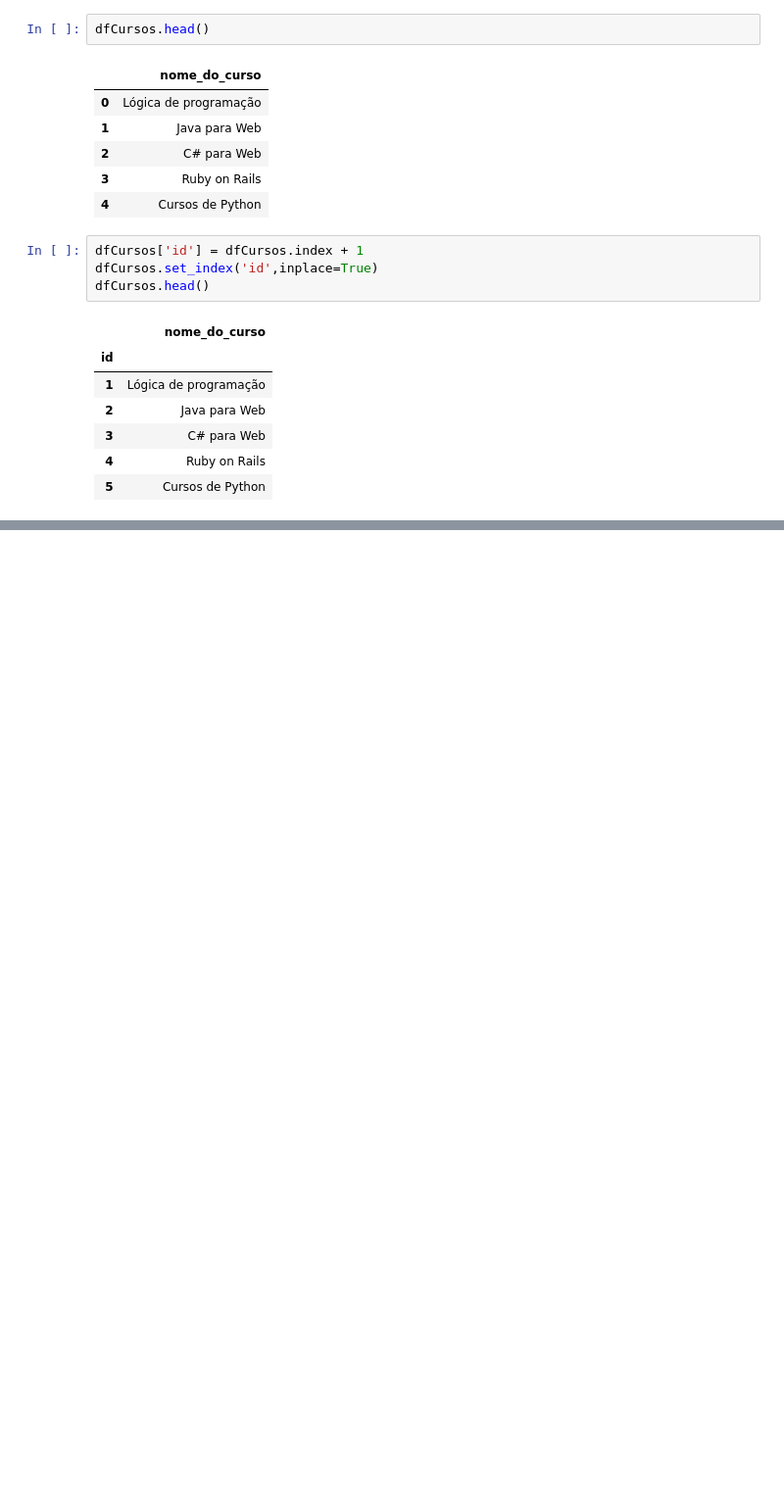
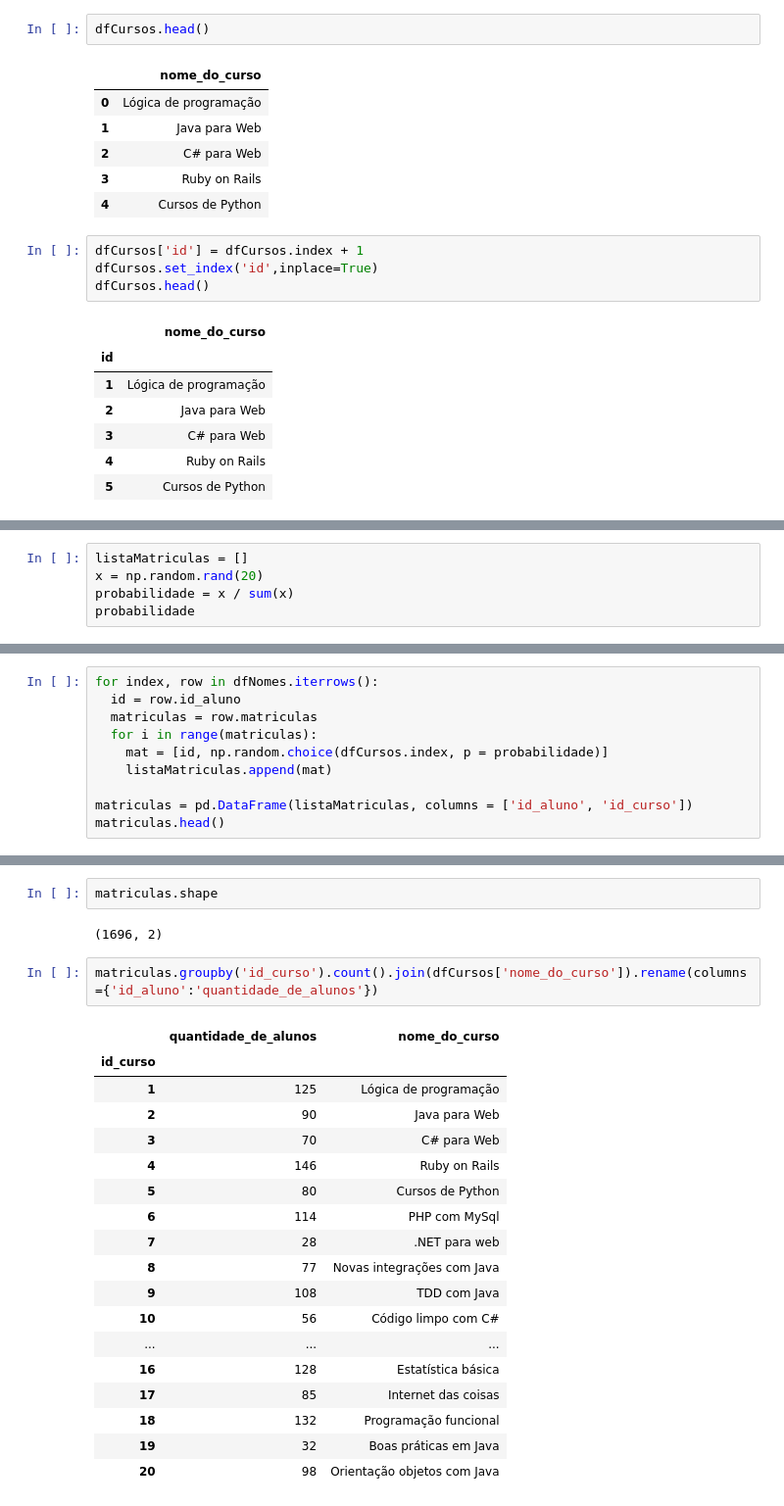
Before and after one commit to erikamarchi/pandas-formatos-diferentes-de-entrada-e-saida-io, a Jupyter notebook: Pandas_IO.ipynb, the cells around one changed output, grey strips where cells are left out. Shown: that part at 98% size. Drawn from its saved outputs; the diff is of its cells as text; blank space fills up the shorter version.

```diff
--- a/Pandas_IO.ipynb
+++ b/Pandas_IO.ipynb
@@ -249,0 +305,5 @@ dfCursos.head()
+# %%
+listaMatriculas = []
+x = np.random.rand(20)
+probabilidade = x / sum(x)
+probabilidade
@@ -249,0 +315,10 @@ dfCursos.head()
+# %%
+for index, row in dfNomes.iterrows():
+  id = row.id_aluno
+  matriculas = row.matriculas
+  for i in range(matriculas):
+    mat = [id, np.random.choice(dfCursos.index, p = probabilidade)]
+    listaMatriculas.append(mat)
+
+matriculas = pd.DataFrame(listaMatriculas, columns = ['id_aluno', 'id_curso'])
+matriculas.head()
@@ -249,0 +332,25 @@ dfCursos.head()
+# %%
+matriculas.shape
+# %% [output]
+(1696, 2)
+# %%
+matriculas.groupby('id_curso').count().join(dfCursos['nome_do_curso']).rename(columns={'id_aluno':'quantidade_de_alunos'})
+# %% [output]
+|  | quantidade_de_alunos | nome_do_curso |
+| id_curso |  |  |
+| 1 | 125 | Lógica de programação |
+| 2 | 90 | Java para Web |
+| 3 | 70 | C# para Web |
+| 4 | 146 | Ruby on Rails |
+| 5 | 80 | Cursos de Python |
+| 6 | 114 | PHP com MySql |
+| 7 | 28 | .NET para web |
+| 8 | 77 | Novas integrações com Java |
+| 9 | 108 | TDD com Java |
+| 10 | 56 | Código limpo com C# |
+| ... | ... | ... |
+| 16 | 128 | Estatística básica |
+| 17 | 85 | Internet das coisas |
+| 18 | 132 | Programação funcional |
+| 19 | 32 | Boas práticas em Java |
+| 20 | 98 | Orientação objetos com Java |
```
Also changed, not shown: parts of 21 cells of this notebook.
